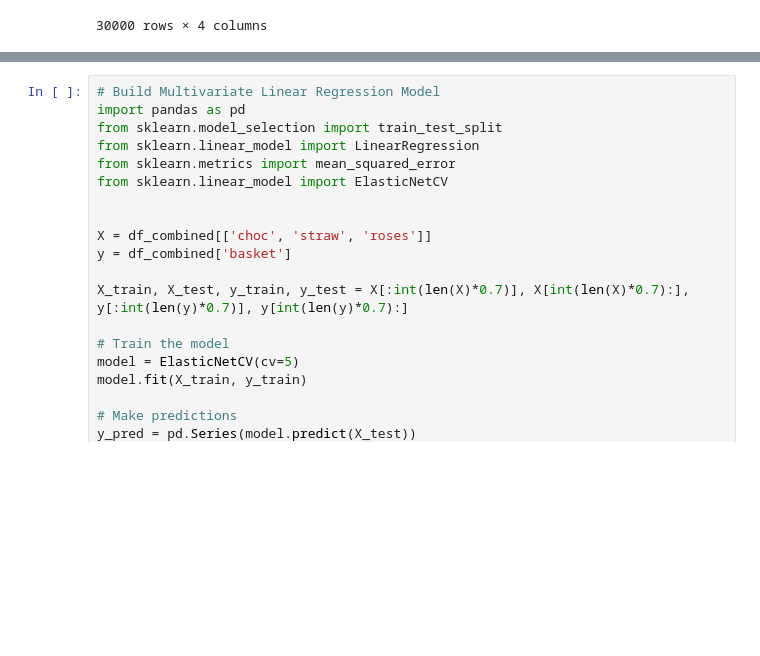
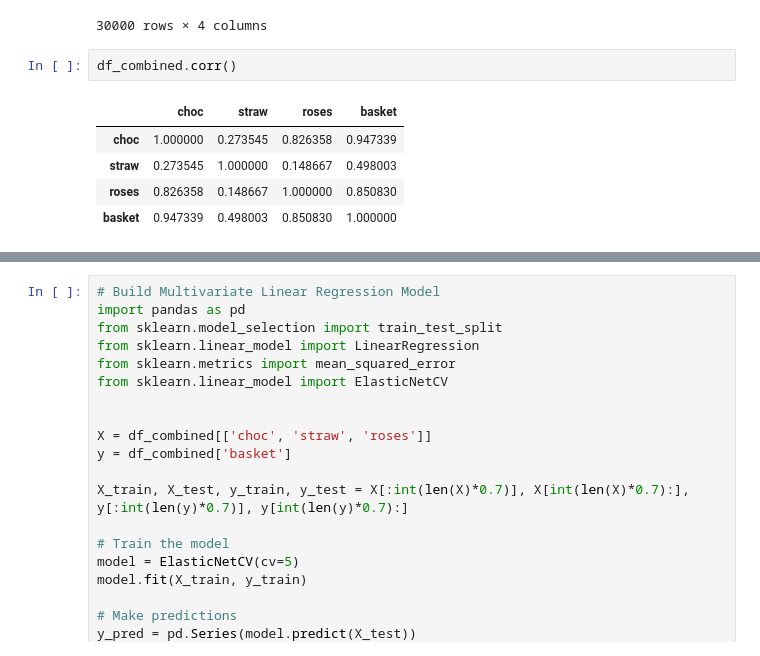
Before and after one commit to yinkiatho/IMC-Prosperity, a Jupyter notebook: round_3.ipynb, the cells around one changed output, grey strips where cells are left out. Cells and saved outputs as stored; diff of their text form; blank space fills up the shorter version.

```diff
--- a/round_3.ipynb
+++ b/round_3.ipynb
@@ -62,3 +62,11 @@ df_combined
 | 29998 | 31000.0 | 23907.0 | 14412.5 | 69542.0 |
 | 29999 | 31000.0 | 23907.0 | 14411.5 | 69556.0 |
 30000 rows × 4 columns
+# %%
+df_combined.corr()
+# %% [output]
+|  | choc | straw | roses | basket |
+| choc | 1.000000 | 0.273545 | 0.826358 | 0.947339 |
+| straw | 0.273545 | 1.000000 | 0.148667 | 0.498003 |
+| roses | 0.826358 | 0.148667 | 1.000000 | 0.850830 |
+| basket | 0.947339 | 0.498003 | 0.850830 | 1.000000 |
```
Also changed, not shown: parts of 6 cells of this notebook, 29 other files.
